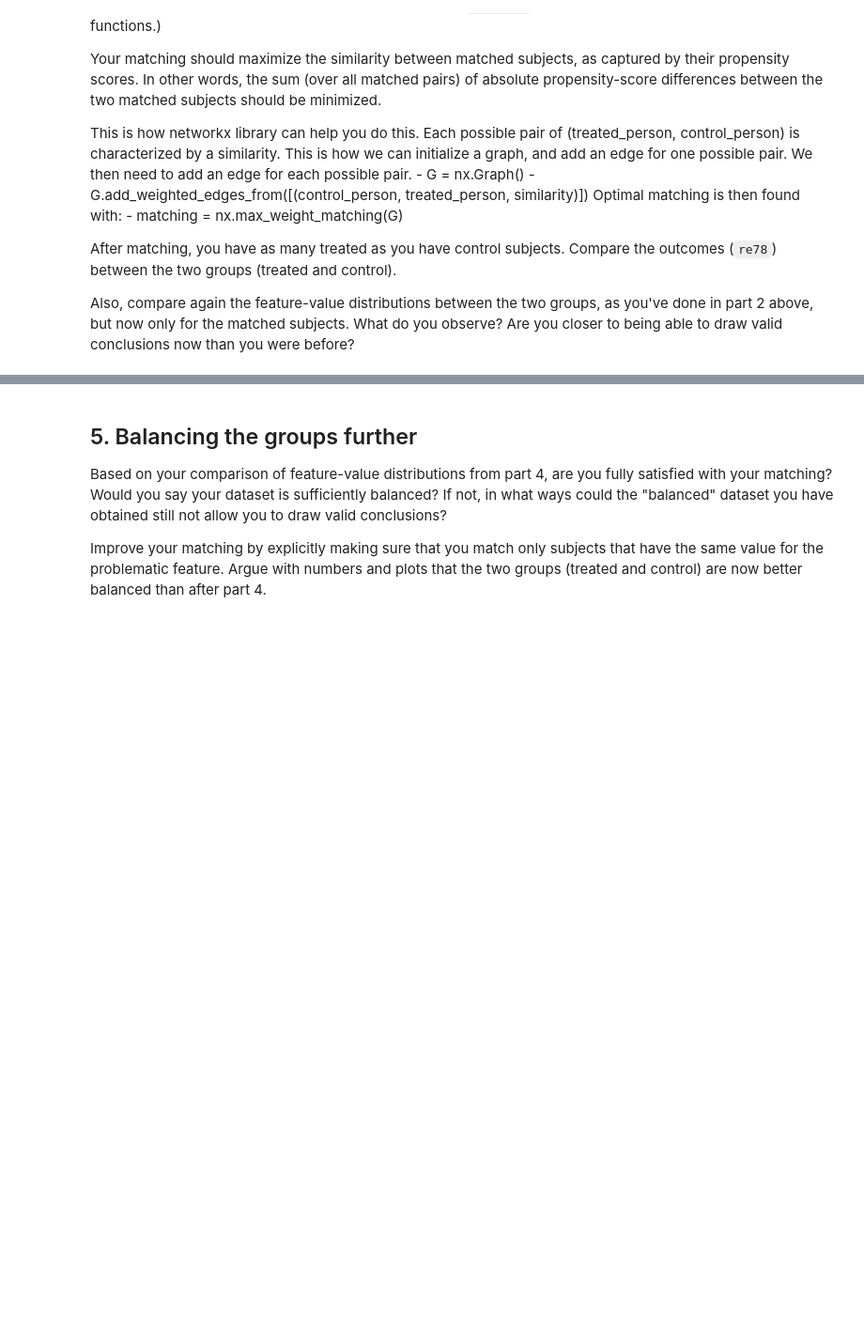
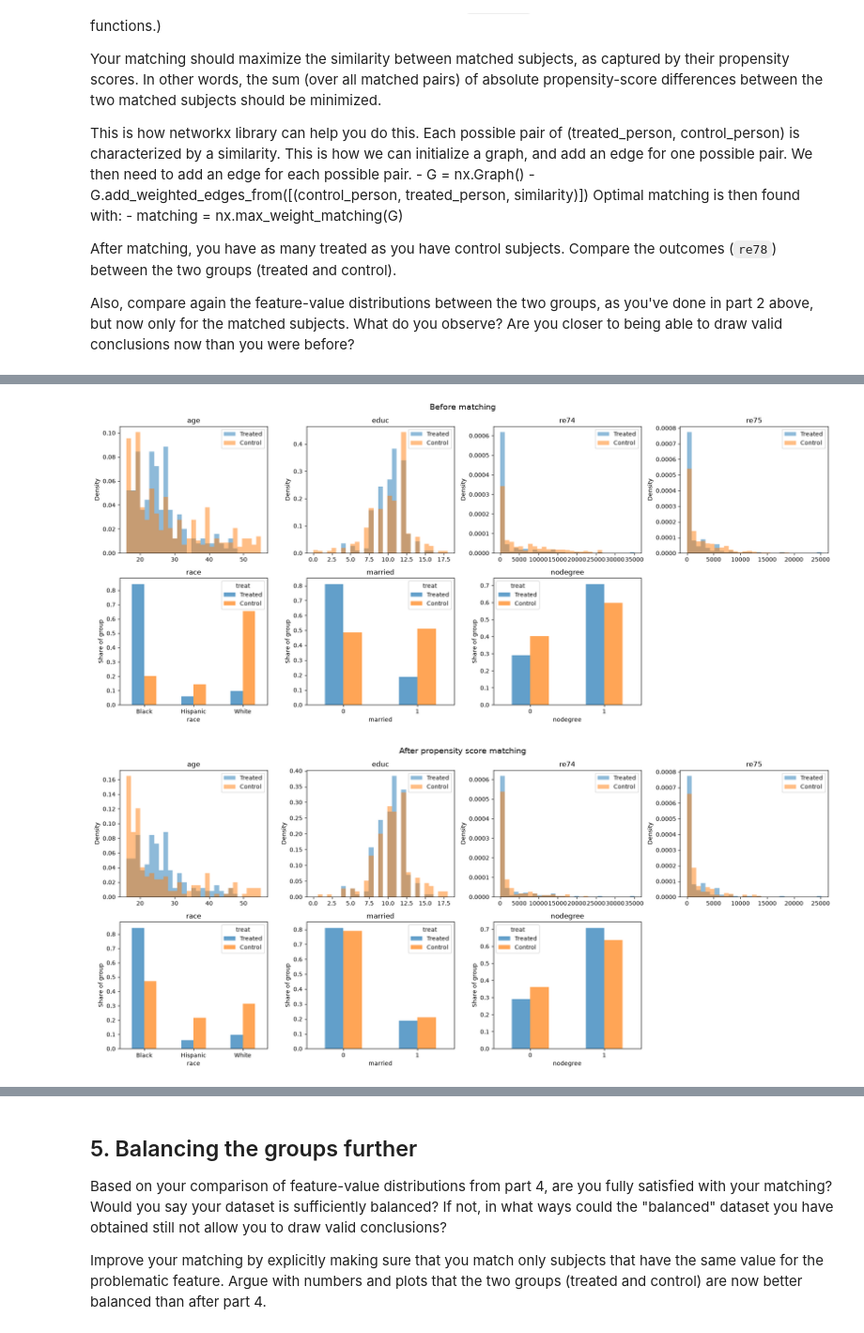
Before and after one commit to mt-tschudin/ADA2026, a Jupyter notebook: Exercises/05 - Causal analysis of observational data/Observational studies exercise.ipynb, the cells around one changed output, grey strips where cells are left out. Shown at 94% size. Saved outputs shown, nothing was run; the diff lists cells and outputs as text; code cells hidden in the pictures; blank space fills up the shorter version.

```diff
--- a/Exercises/05 - Causal analysis of observational data/Observational studies exercise.ipynb
+++ b/Exercises/05 - Causal analysis of observational data/Observational studies exercise.ipynb
@@ -225,0 +575,37 @@ Are you closer to being able to draw valid conclusions now than you were before?
+# %%
+def plot_balance(data, title):
+    continuous = ['age', 'educ', 're74', 're75']
+    categorical = ['race', 'married', 'nodegree']
+    m_t = data['treat'] == 1
+    m_c = data['treat'] == 0
+
+    fig, axes = plt.subplots(2, 4, figsize=(18, 8))
+    axes = axes.flatten()
+
+    # continuous features: overlaid histograms
+    for ax, col in zip(axes, continuous):
+        bins = np.linspace(df[col].min(), df[col].max(), 30)   # same bins before/after
+        ax.hist(data.loc[m_t, col], bins=bins, density=True, alpha=0.5, label='Treated')
+        ax.hist(data.loc[m_c, col], bins=bins, density=True, alpha=0.5, label='Control')
+        ax.set_title(col)
+        ax.set_ylabel('Density')
+        ax.legend()
+
+    # categorical features: share of each value per group, bars side by side
+    for ax, col in zip(axes[len(continuous):], categorical):
+        shares = pd.crosstab(data[col], data['treat'], normalize='columns')
+        shares = shares.rename(columns={1: 'Treated', 0: 'Control'})[['Treated', 'Control']]
+        shares.plot(kind='bar', ax=ax, rot=0, alpha=0.7)
+        ax.set_title(col)
+        ax.set_ylabel('Share of group')
+
+    axes[-1].axis('off')    # 7 plots in a 2x4 grid, so hide the empty one
+    fig.suptitle(title, fontsize=14)
+    plt.tight_layout()
+    plt.show()
+
+plot_balance(df, 'Before matching')
+plot_balance(df_matched, 'After propensity score matching')
+# %% [output]
+[figure, added]
+[figure, added]
```
Also changed, not shown: parts of 52 cells of this notebook.
